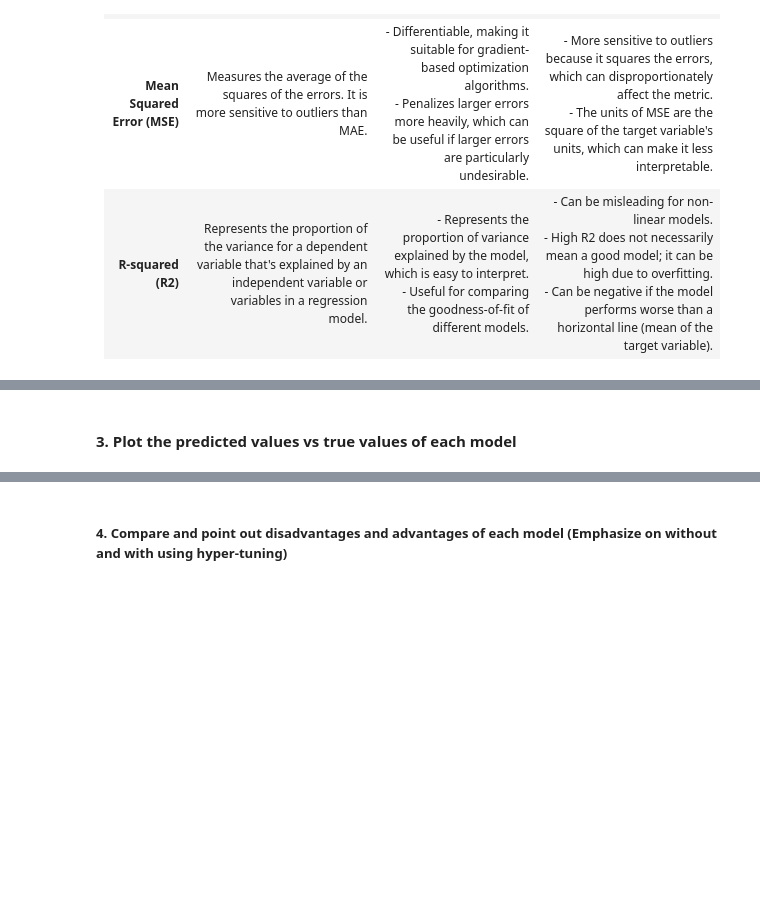
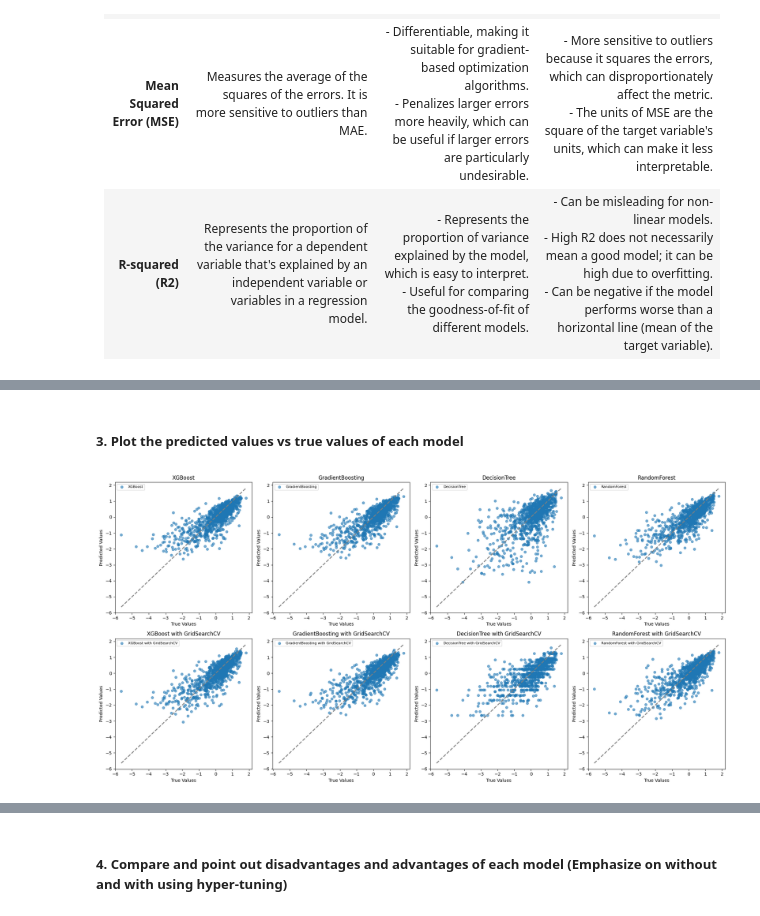
Before and after one commit to truongthuankiet1990gmailcom/Intro2DS---HCMUS---2024, a Jupyter notebook: Data_Modelling/Modelling.ipynb, the cells around one changed output, grey strips where cells are left out. Drawn from its saved outputs; the diff is of its cells as text; code cells hidden in the pictures; blank space fills up the shorter version.

```diff
--- a/Data_Modelling/Modelling.ipynb
+++ b/Data_Modelling/Modelling.ipynb
@@ -336,5 +395,7 @@ Although, the correlation between Year and Month and Total Gross is weak, we sti
 # %%
 data = data.dropna(subset=['Total Gross'])
+
+
 
 def reformat_genre(genre_string):
     genre_string = genre_string.replace('[','').replace(']','').replace('"','')
@@ -353,6 +414,7 @@ for genre in unique_genres:
 X = X.drop(columns=['Genre'])
 
 #One hot encoding Rating
+unique_ratings = X['Rating'].unique()
 encoder = OneHotEncoder(sparse_output=False, handle_unknown='ignore')
 encoded_features = encoder.fit_transform(X[['Rating']])
 encoded_df = pd.DataFrame(encoded_features, columns=encoder.get_feature_names_out(['Rating']))
@@ -364,7 +426,8 @@ if 'Studio' in X.columns:
   n_tops = n_studio
 
   top_studios = X['Studio'].value_counts().nlargest(n_tops)
-  X['Studio'] = X['Studio'].apply(lambda x: x if x in top_studios else 'Studio Other')
+
+  X['Studio'] = X['Studio'].apply(lambda x: x if x in top_studios else 'Other')
   encoder = OneHotEncoder(sparse_output=False, handle_unknown='ignore')
   encoded_features = encoder.fit_transform(X[['Studio']])
   encoded_df = pd.DataFrame(encoded_features, columns=encoder.get_feature_names_out(['Studio']))
@@ -793,2 +1067,27 @@ result_df.to_csv('result.csv', index=False)
 # %% [markdown]
-#### 3. Plot the predicted values vs true values of each model
+##### 3. Plot the predicted values vs true values of each model
+# %%
+models = {
+    "XGBoost": xgb,
+    "GradientBoosting": gbg,
+    "DecisionTree": dt,
+    "RandomForest": rf,
+    "XGBoost with GridSearchCV": xgb_cv_model,
+    "GradientBoosting with GridSearchCV": gbg_cv_model,
+    "DecisionTree with GridSearchCV": dt_cv_model,
+    "RandomForest with GridSearchCV": rf_cv_model,
+}
+
+fig, axes = plt.subplots(2, 4, figsize=(20, 10))  # Create a 2x4 grid of subplots
+# fig, axes = plt.subplots(2, 4, figsize=(20, 10))
+for ax, (label, model) in zip(axes.ravel(), models.items()):
+    ax.scatter(y_test, model.predict(X_test), alpha=0.6, label=label, s=30)
+    ax.plot([y_test.min(), y_test.max()], [y_test.min(), y_test.max()], '--', color='gray', linewidth=2)
+    ax.set_title(label, fontsize=12)
+    ax.set_xlabel("True Values", fontsize=10)
+    ax.set_ylabel("Predicted Values", fontsize=10)
+    ax.legend(fontsize=8)
+plt.tight_layout()
+plt.show()
+# %% [output]
+[figure, added]
```
Also changed, not shown: parts of 51 cells of this notebook, 2 other files.
